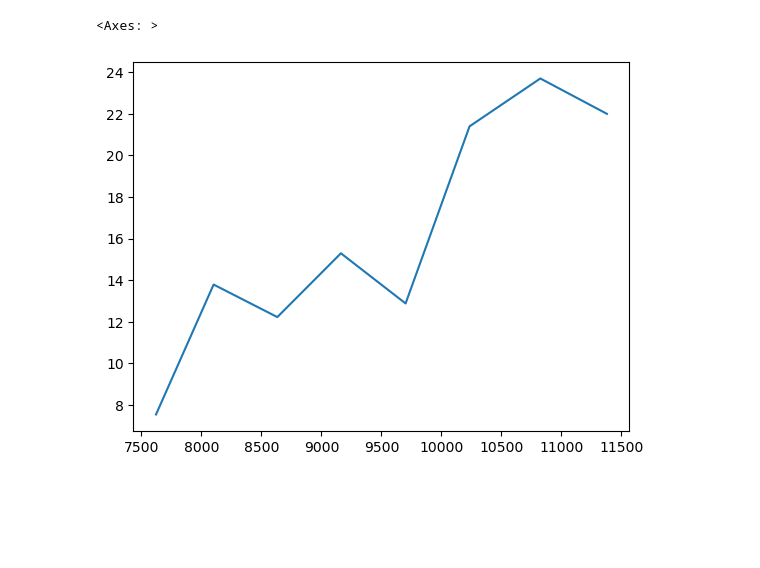
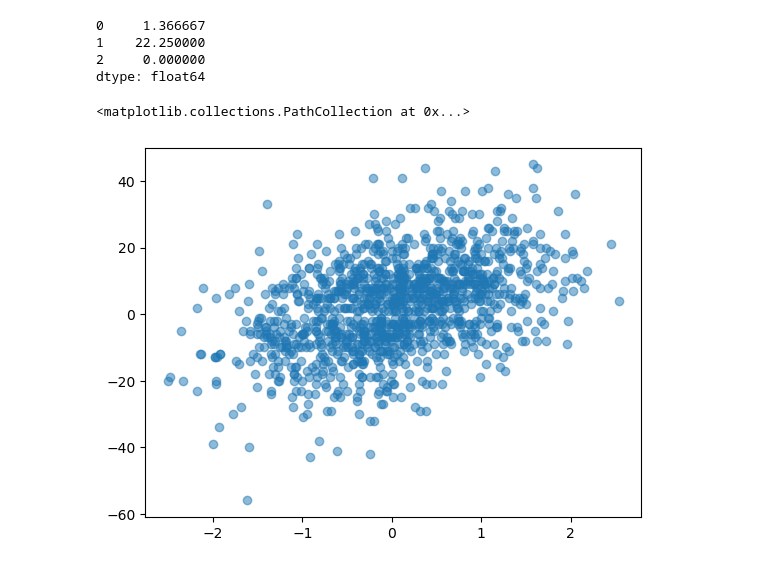
Before and after one commit to martinbog19/will-the-knicks-win-tonight, a Jupyter notebook: training_data/hk.ipynb, the cells around one changed output. Cells and saved outputs as stored; diff of their text form; code cells hidden in the pictures; blank space fills up the shorter version.

```diff
--- a/training_data/hk.ipynb
+++ b/training_data/hk.ipynb
@@ -360,5 +304,14 @@ dfpca['pca'].hist()
-# %%
-dfpca.groupby('ID').get_group('jokicni01').sort_values('Year').pca.plot()
-# %% [output]
-<Axes: >
-[figure, removed]
+# %%
+pd.Series(['1:22', '21:75', 'Did']).apply(lambda x: int(x.split(':')[0]) + float(x.split(':')[-1]) / 60 if ':' in x else 0)
+# %% [output]
+0     1.366667
+1    22.250000
+2     0.000000
+dtype: float64
+# %%
+df = pd.read_csv('/Users/martinbogaert/Desktop/will-the-knicks-win-tonight/training_data_2023.csv')
+# %%
+plt.scatter(df.rSKILL, df.PTS_diff, alpha = 0.5)
+# %% [output]
+<matplotlib.collections.PathCollection at 0x...>
+[figure, added]
```
Also changed, not shown: parts of 82 cells of this notebook, 12 other files.
